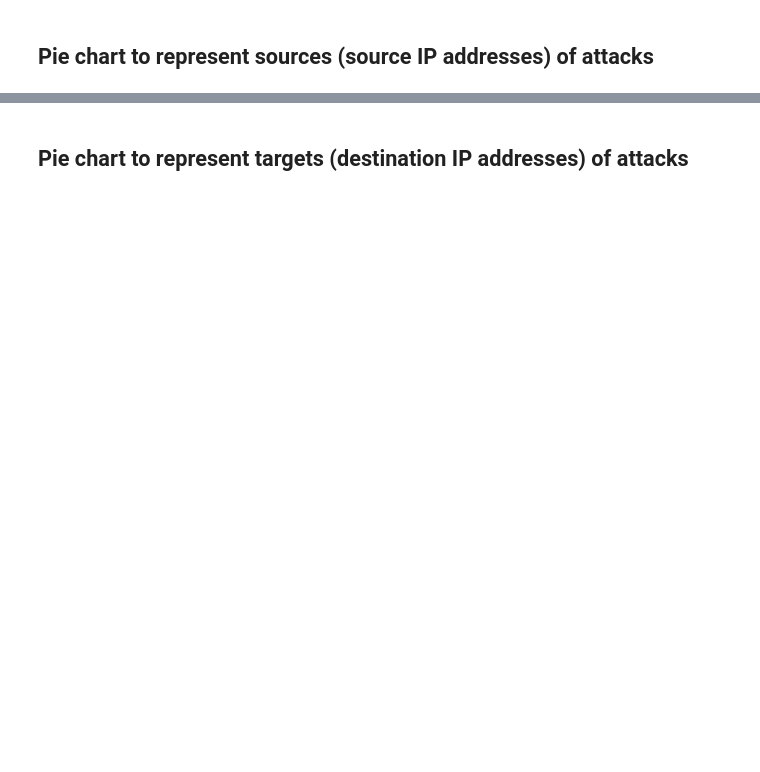
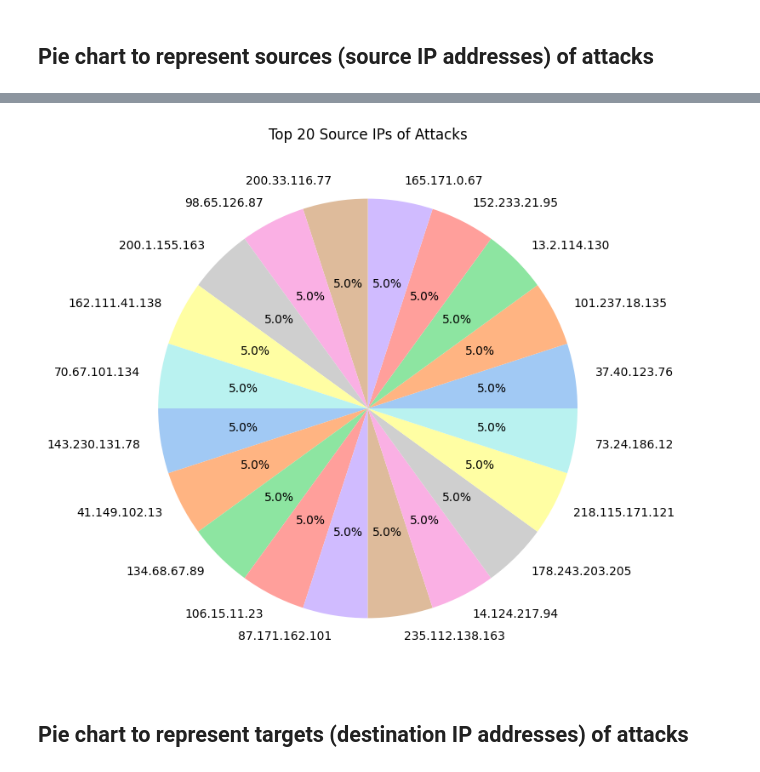
Before and after one commit to mohamed-stifi/Data-Engineering, a Jupyter notebook: tp1.ipynb, the cells around one changed output, grey strips where cells are left out. Cells and saved outputs as stored; diff of their text form; code cells hidden in the pictures; blank space fills up the shorter version.

```diff
--- a/tp1.ipynb
+++ b/tp1.ipynb
@@ -123,3 +134,7 @@ tp1_utils.pie_chart_of_sourcesIP_of_attacks(df, 10)
+# %%
+tp1_utils.pie_chart_of_sourcesIP_of_attacks(df, 20)
+# %% [output]
+[figure, added]
 # %% [markdown]
 ## Pie chart to represent targets (destination IP addresses) of attacks
 # %%
```
Also changed, not shown: parts of 12 cells of this notebook.
